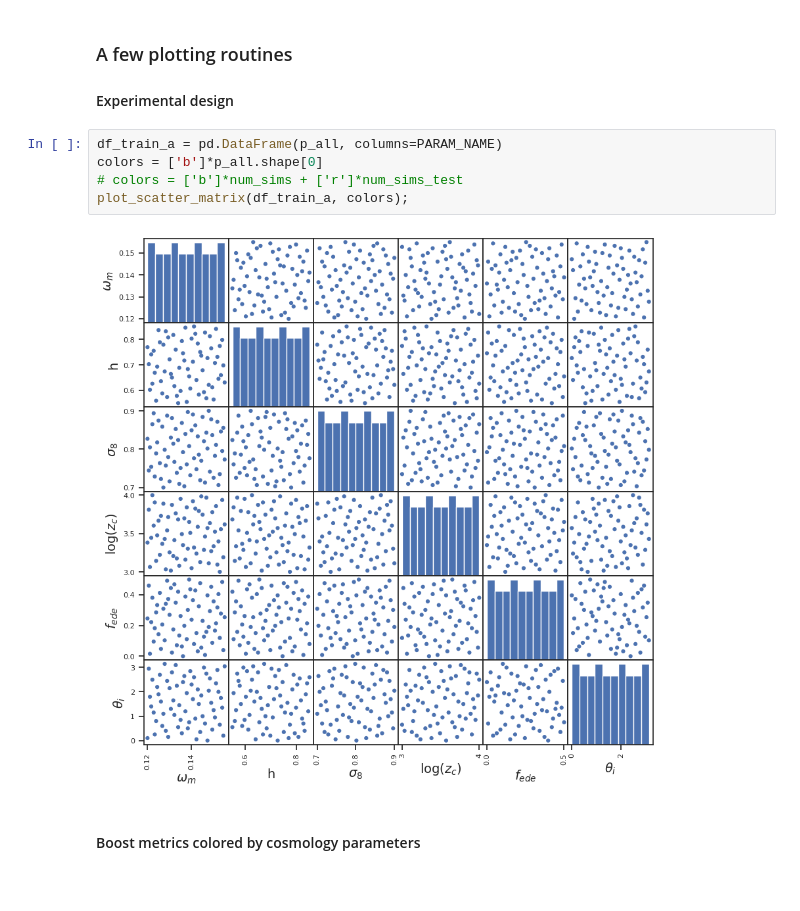
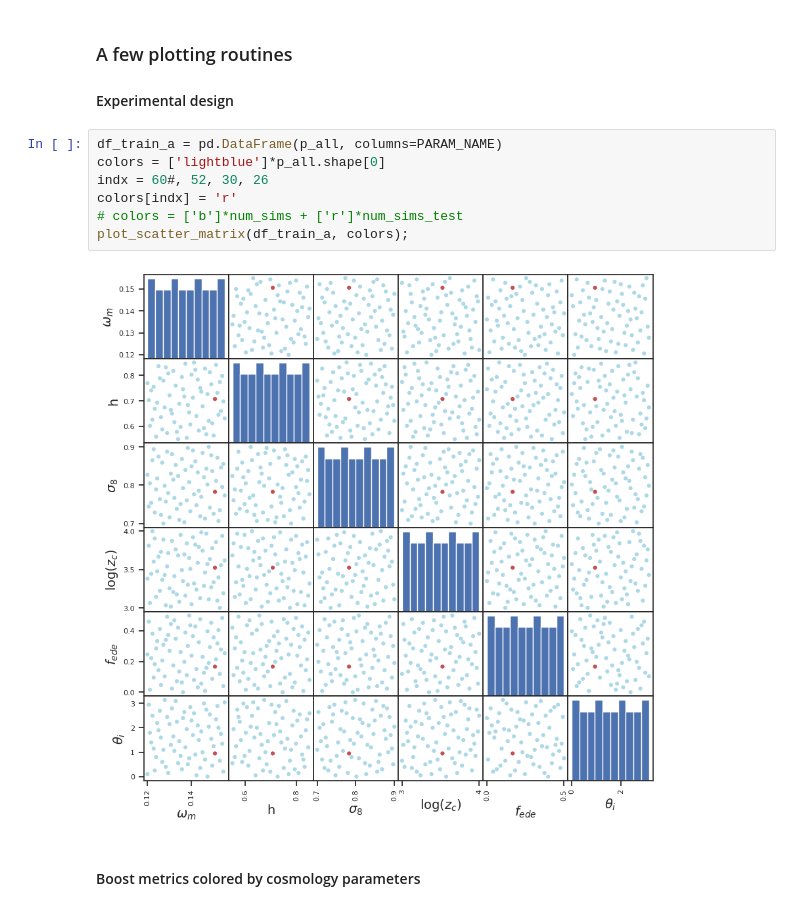
Before and after one commit to nesar/EarlyDarkEmu, a Jupyter notebook: nbs/index.ipynb, the cells around one changed output. Saved outputs shown, nothing was run; the diff lists cells and outputs as text.

```diff
--- a/nbs/index.ipynb
+++ b/nbs/index.ipynb
@@ -69,10 +67,12 @@ if remove_invalid_index == True:
 #### Experimental design
 # %%
 df_train_a = pd.DataFrame(p_all, columns=PARAM_NAME)
-colors = ['b']*p_all.shape[0]
+colors = ['lightblue']*p_all.shape[0]
+indx = 60#, 52, 30, 26
+colors[indx] = 'r'
 # colors = ['b']*num_sims + ['r']*num_sims_test
 plot_scatter_matrix(df_train_a, colors);
 # %% [output]
-[figure, old version]
+[figure, new version]
 # %% [markdown]
 #### Boost metrics colored by cosmology parameters
```
Also changed, not shown: parts of 14 cells of this notebook, 54 other files.
